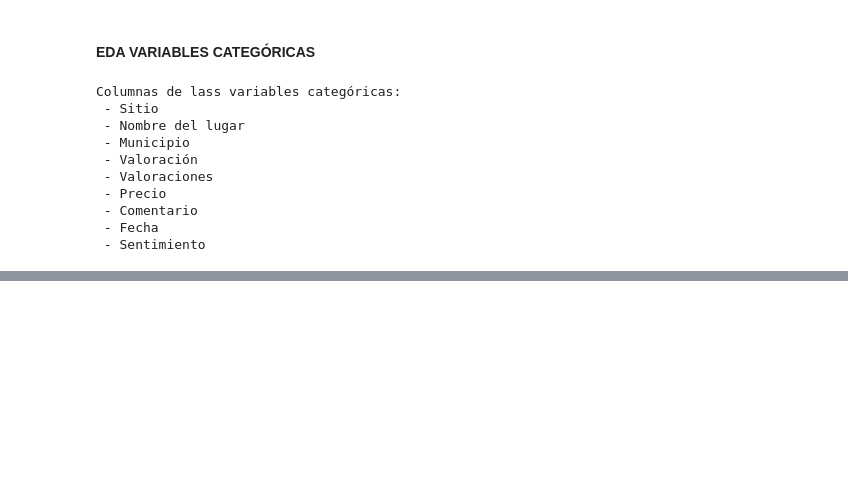
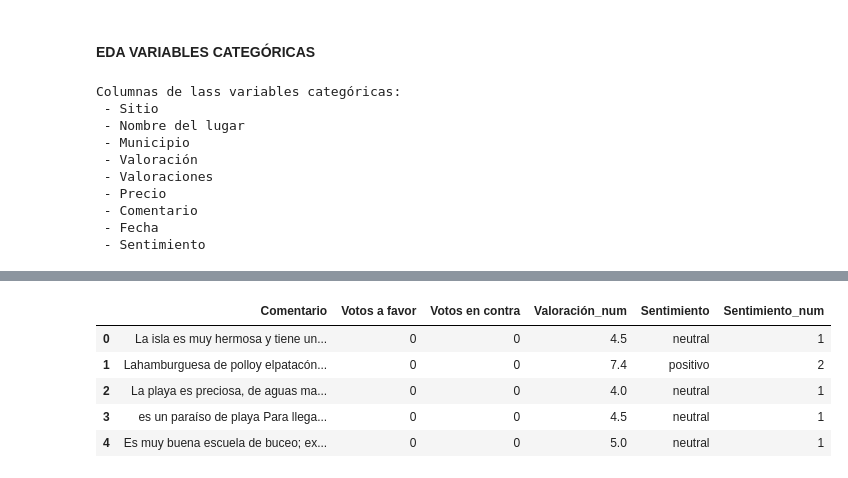
Before and after one commit to Jaider808/Traveler-Insights, a Jupyter notebook: traveler-insights.ipynb, the cells around one changed output, grey strips where cells are left out. Cells and saved outputs as stored; diff of their text form; code cells hidden in the pictures; blank space fills up the shorter version.

```diff
--- a/traveler-insights.ipynb
+++ b/traveler-insights.ipynb
@@ -259,0 +330,52 @@ ParseException: Expected end of text, found '$'  (at char 0), (line:1, col:1)
+# %%
+# Convertir la columna Sentimiento a etiquetas numéricas
+sentiment_mapping = {'positivo': 2, 'neutral': 1, 'negativo': 0}
+data_train['Sentimiento_num'] = data_train['Sentimiento'].map(sentiment_mapping)
+
+# Separamos las etiquetas
+X_text_train = data_train['Comentario']
+y_train = data_train['Sentimiento']
+
+X_text_test = data_test['Comentario']
+y_test = data_test['Sentimiento']
+# %%
+# Dividir el dataset en conjunto de entrenamiento y prueba
+#X_train, X_val, y_train, y_val = train_test_split(X_text_train, y_train, test_size=0.2, random_state=42)
+
+# Lista de palabras de detención para español
+spanish_stop_words = [
+    "de", "la", "que", "el", "en", "y", "a", "los", "del", "se", "las", "por", "un", "para",
+    "con", "no", "una", "su", "al", "lo", "como", "más", "pero", "sus", "le", "ya", "o",
+    "este", "sí", "porque", "esta", "entre", "cuando", "muy", "sin", "sobre", "también",
+    "me", "hasta", "hay", "donde", "quien", "desde", "todo", "nos", "durante", "todos",
+    "uno", "les", "ni", "contra", "otros", "ese", "eso", "ante", "ellos", "e", "esto",
+    "mí", "antes", "algunos", "qué", "unos", "yo", "otro", "otras", "otra", "él",
+    "tanto", "esa", "estos", "mucho", "quienes", "nada", "muchos", "cual", "poco",
+    "ella", "estar", "estas", "algunas", "algo", "nosotros", "mi", "mis", "tú", "te",
+    "ti", "tu", "tus", "ellas", "nosotras", "vosotros", "vosotras", "os", "mío", "mía",
+    "míos", "mías", "tuyo", "tuya", "tuyos", "tuyas", "suyo", "suya", "suyos", "suyas",
+    "nuestro", "nuestra", "nuestros", "nuestras", "vuestro", "vuestra", "vuestros",
+    "vuestras", "esos", "esas", "estoy", "estás", "está", "estamos", "estáis", "están",
+    "esté", "estés", "estemos", "estéis", "estén", "estaré", "estarás", "estará",
+    "estaremos", "estaréis", "estarán", "estaría", "estarías", "estaríamos",
+    "estaríais", "estarían", "estaba", "estabas", "estábamos", "estabais", "estaban",
+    "estuve", "estuviste", "estuvo", "estuvimos", "estuvisteis", "estuvieron", "estuviera",
+    "estuvieras", "estuviéramos", "estuvierais", "estuvieran", "estuviese", "estuvieses",
+    "estuviésemos", "estuvieseis", "estuviesen", "estando", "estado", "estados",
+    "estada", "estadas", "estad"
+]
+# %%
+# Vectorizamos los comentarios usando TF-IDF
+vectorizer = TfidfVectorizer(max_features=5000, stop_words=spanish_stop_words)
+X_train_tfidf = vectorizer.fit_transform(X_text_train)
+
+#X_val_tfidf = vectorizer.transform(X_val)
+X_test_tfidf = vectorizer.transform(X_text_test)
+data_train.head()
+# %% [output]
+|  | Comentario | Votos a favor | Votos en contra | Valoración_num | Sentimiento | Sentimiento_num |
+| 0 | La isla es muy hermosa y tiene un... | 0 | 0 | 4.5 | neutral | 1 |
+| 1 | Lahamburguesa de polloy elpatacón... | 0 | 0 | 7.4 | positivo | 2 |
+| 2 | La playa es preciosa, de aguas ma... | 0 | 0 | 4.0 | neutral | 1 |
+| 3 | es un paraíso de playa Para llega... | 0 | 0 | 4.5 | neutral | 1 |
+| 4 | Es muy buena escuela de buceo; ex... | 0 | 0 | 5.0 | neutral | 1 |
```
Also changed, not shown: parts of 23 cells of this notebook.
